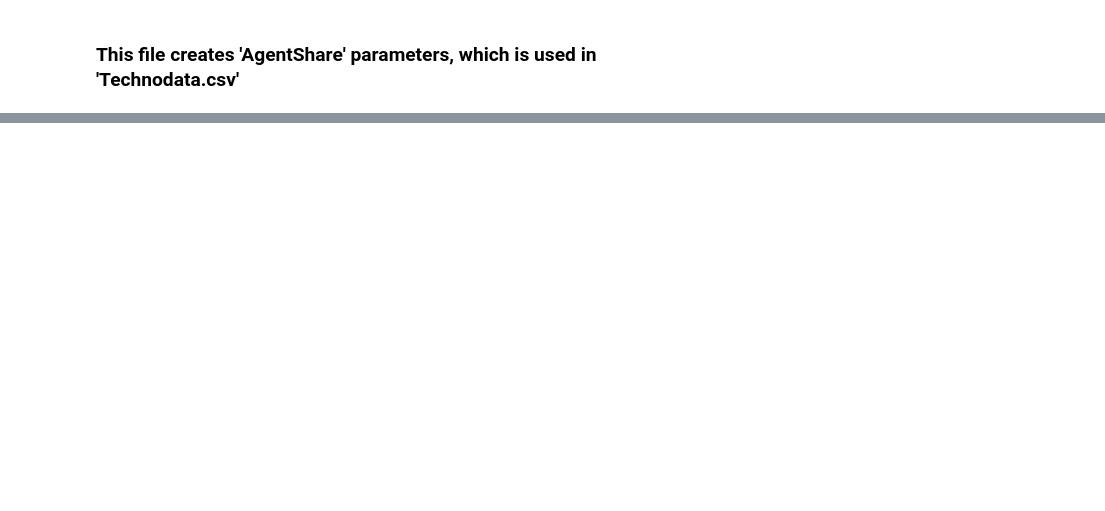
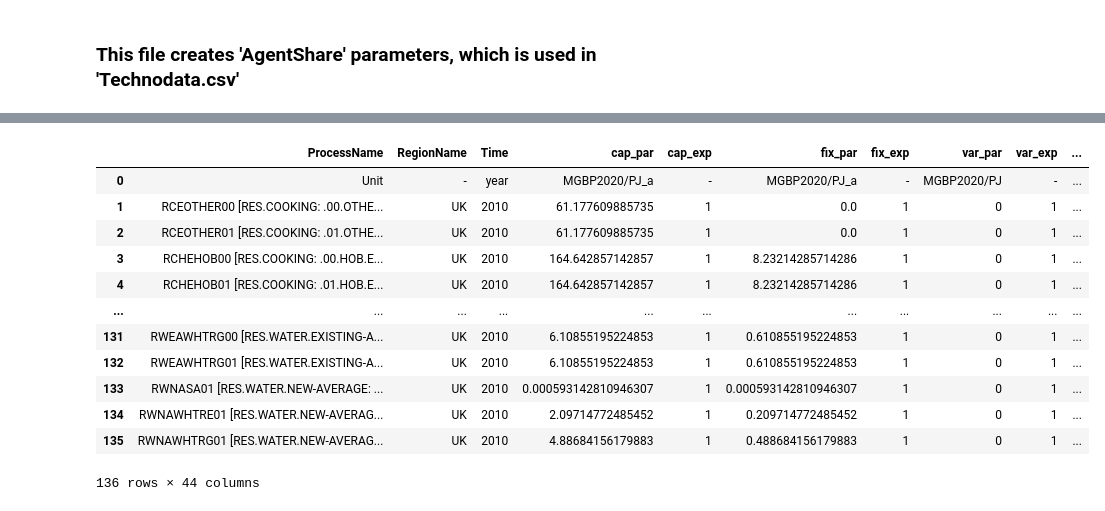
Before and after one commit to Jin-Jun-Mei/MUSE_UK_buildings, a Jupyter notebook: python_script/create_capacity_share.ipynb, the cells around one changed output, grey strips where cells are left out. Cells and saved outputs as stored; diff of their text form; code cells hidden in the pictures; blank space fills up the shorter version.

```diff
--- a/python_script/create_capacity_share.ipynb
+++ b/python_script/create_capacity_share.ipynb
@@ -187,6 +200,6 @@ merged_no_unit_df = pd.merge(
 # %%
 # Step 1: Identify newly added columns from enduse_shares_df
-new_columns = set(merged_no_unit_df.columns) - set(technodata_df_no_unit.columns)
+new_columns = new_columns = set(df1.columns) - set(unit_row.columns)
 
 # Step 2: Update the Unit row
 unit_row = unit_row.copy()
@@ -194,5 +207,21 @@ for col in new_columns:
     unit_row[col] = 'new'
 
 # Step 3: Add the updated Unit row back to the top
-final_merged_df = pd.concat([unit_row, merged_no_unit_df], ignore_index=True)
+final_merged_df = pd.concat([unit_row, df1,df2], ignore_index=True)
+# %%
+final_merged_df
+# %% [output]
+|  | ProcessName | RegionName | Time | cap_par | cap_exp | fix_par | fix_exp | var_par | var_exp | ... |
+| 0 | Unit | - | year | MGBP2020/PJ_a | - | MGBP2020/PJ_a | - | MGBP2020/PJ | - | ... |
+| 1 | RCEOTHER00 [RES.COOKING: .00.OTHE... | UK | 2010 | 61.177609885735 | 1 | 0.0 | 1 | 0 | 1 | ... |
+| 2 | RCEOTHER01 [RES.COOKING: .01.OTHE... | UK | 2010 | 61.177609885735 | 1 | 0.0 | 1 | 0 | 1 | ... |
+| 3 | RCHEHOB00 [RES.COOKING: .00.HOB.E... | UK | 2010 | 164.642857142857 | 1 | 8.23214285714286 | 1 | 0 | 1 | ... |
+| 4 | RCHEHOB01 [RES.COOKING: .01.HOB.E... | UK | 2010 | 164.642857142857 | 1 | 8.23214285714286 | 1 | 0 | 1 | ... |
+| ... | ... | ... | ... | ... | ... | ... | ... | ... | ... | ... |
+| 131 | RWEAWHTRG00 [RES.WATER.EXISTING-A... | UK | 2010 | 6.10855195224853 | 1 | 0.610855195224853 | 1 | 0 | 1 | ... |
+| 132 | RWEAWHTRG01 [RES.WATER.EXISTING-A... | UK | 2010 | 6.10855195224853 | 1 | 0.610855195224853 | 1 | 0 | 1 | ... |
+| 133 | RWNASA01 [RES.WATER.NEW-AVERAGE: ... | UK | 2010 | 0.000593142810946307 | 1 | 0.000593142810946307 | 1 | 0 | 1 | ... |
+| 134 | RWNAWHTRE01 [RES.WATER.NEW-AVERAG... | UK | 2010 | 2.09714772485452 | 1 | 0.209714772485452 | 1 | 0 | 1 | ... |
+| 135 | RWNAWHTRG01 [RES.WATER.NEW-AVERAG... | UK | 2010 | 4.88684156179883 | 1 | 0.488684156179883 | 1 | 0 | 1 | ... |
+136 rows × 44 columns
 # %%
```
Also changed, not shown: parts of 25 cells of this notebook, 7 other files.
